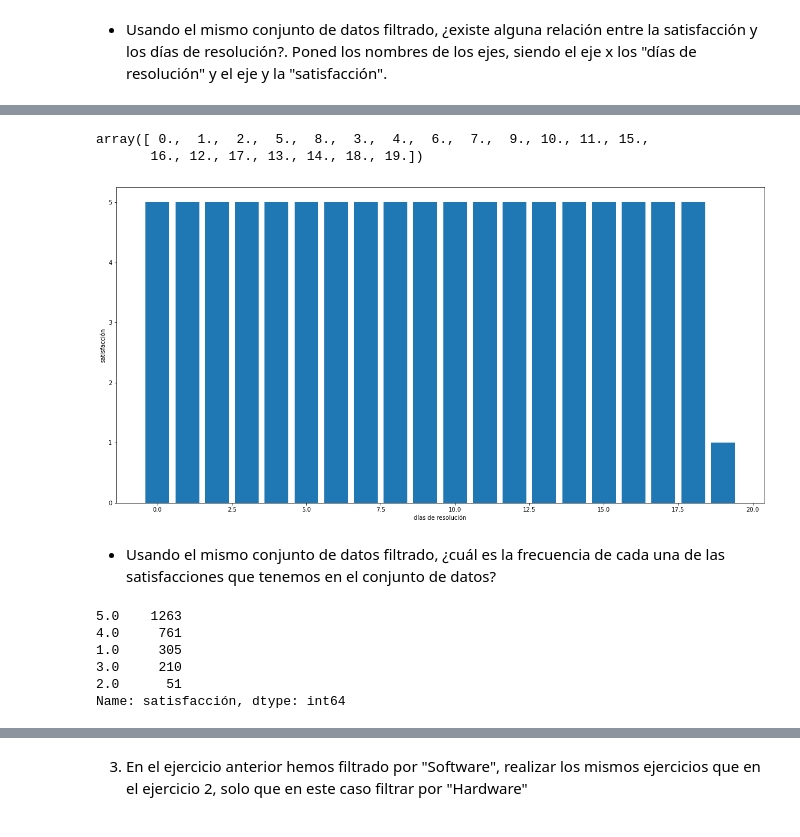
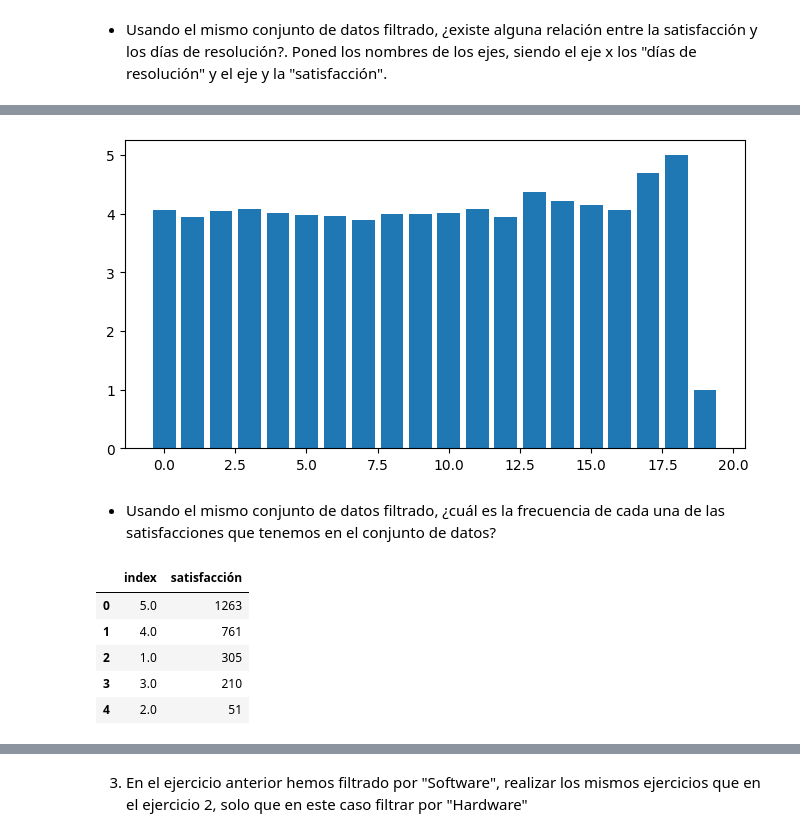
Before and after one commit to Adalab/promo-d-da-modulo2-sprint1-cristina-lidya, a Jupyter notebook: visualizacion/visualizacion-matplotlib-leccion1.ipynb, the cells around one changed output, grey strips where cells are left out. Saved outputs shown, nothing was run; the diff lists cells and outputs as text; code cells hidden in the pictures.

```diff
--- a/visualizacion/visualizacion-matplotlib-leccion1.ipynb
+++ b/visualizacion/visualizacion-matplotlib-leccion1.ipynb
@@ -91,2 +91,5 @@ plt.show()
 # %% [markdown]
 - Usando el mismo conjunto de datos filtrado, ¿existe alguna relación entre la satisfacción y los días de resolución?. Poned los nombres de los ejes, siendo el eje x los "días de resolución" y el eje y la "satisfacción".
+# %%
+software.reset_index(inplace = True)
+software
@@ -93,2 +110,2 @@ plt.show()
 # %%
-satisfaccion = software.groupby("días_resolución")["satisfacción"].value_counts()
+satisfaccion = software.groupby("días_resolución")["satisfacción"].mean().reset_index()
@@ -113,13 +111,0 @@ satisfaccion2
-# %%
-satisfaccion["días_resolución"].unique()
-# %% [output]
-array([ 0.,  1.,  2.,  5.,  8.,  3.,  4.,  6.,  7.,  9., 10., 11., 15.,
-       16., 12., 17., 13., 14., 18., 19.])
-# %%
-plt.figure(figsize=(20,10))
-plt.bar(software["días_resolución"], software["satisfacción"])
-plt.xlabel("días de resolución")
-plt.ylabel("satisfacción")
-plt.show()
-# %% [output]
-[figure, removed]
@@ -129,12 +112,18 @@ plt.hist()
+# %%
+plt.figure(figsize = (8,4))
+plt.bar(height = satisfaccion["satisfacción"], x = satisfaccion["días_resolución"])
+plt.show()
+# %% [output]
+[figure, added]
 # %% [markdown]
 - Usando el mismo conjunto de datos filtrado, ¿cuál es la frecuencia de cada una de las satisfacciones que tenemos en el conjunto de datos?
 # %%
-frecuencia_satisfaccion = software["satisfacción"].value_counts()
+frecuencia_satisfaccion = software["satisfacción"].value_counts().reset_index()
 frecuencia_satisfaccion
 # %% [output]
-5.0    1263
-4.0     761
-1.0     305
-3.0     210
-2.0      51
-Name: satisfacción, dtype: int64
+|  | index | satisfacción |
+| 0 | 5.0 | 1263 |
+| 1 | 4.0 | 761 |
+| 2 | 1.0 | 305 |
+| 3 | 3.0 | 210 |
+| 4 | 2.0 | 51 |
```
Also changed, not shown: parts of 17 cells of this notebook, 1 other file.
